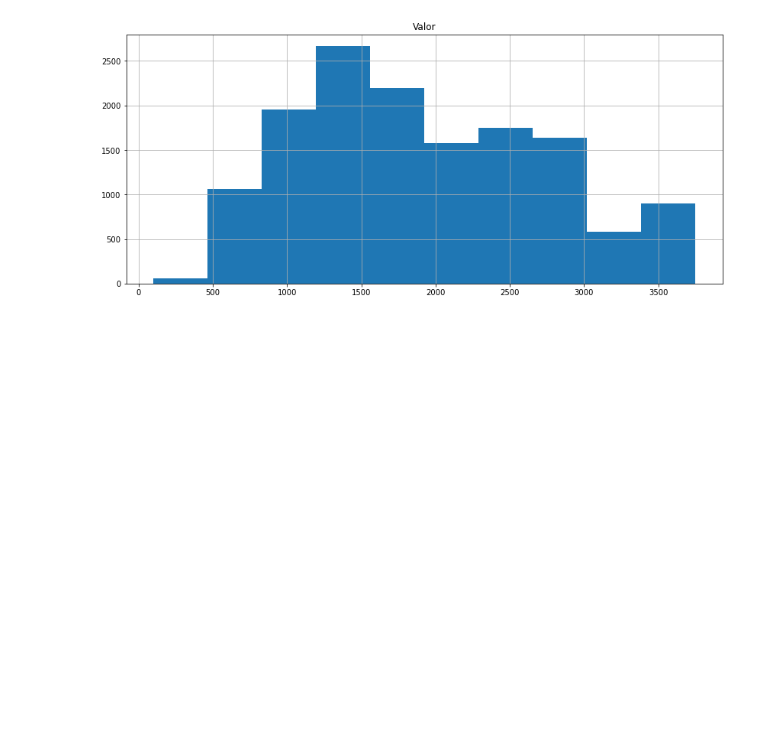
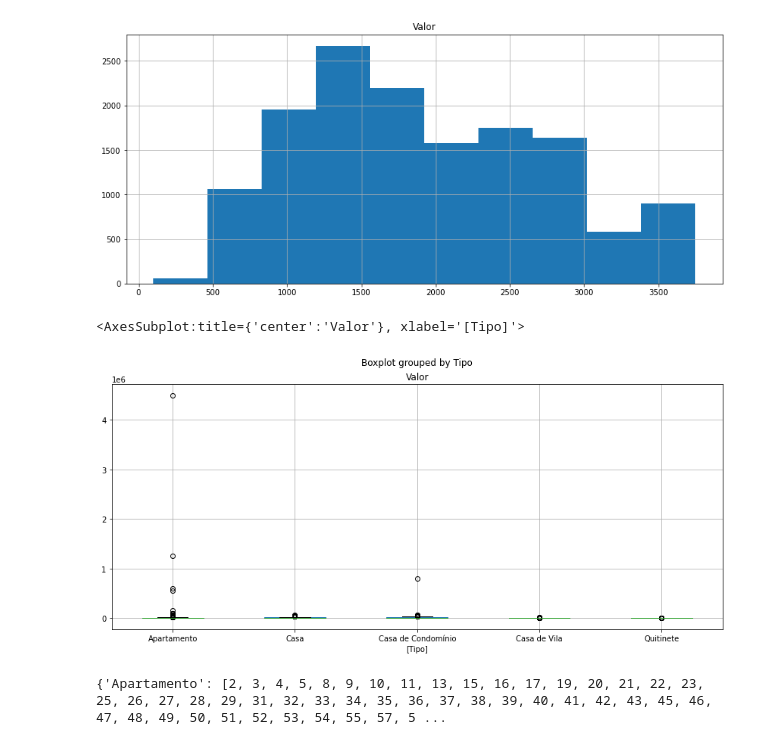
Before and after one commit to jpablolima/mineracao_de_dados, a Jupyter notebook: removendo_outliers.ipynb, the cells around one changed output. Cells and saved outputs as stored; diff of their text form; code cells hidden in the pictures; blank space fills up the shorter version.

Commit message:
visualização com boxplot

```diff
--- a/removendo_outliers.ipynb
+++ b/removendo_outliers.ipynb
@@ -42,3 +42,8 @@ dados_new.hist(['Valor'])
 array([[<AxesSubplot:title={'center':'Valor'}>]], dtype=object)
 [figure]
 [figure]
+# %%
+dados.boxplot(['Valor'], by = ['Tipo'])
+# %% [output]
+<AxesSubplot:title={'center':'Valor'}, xlabel='[Tipo]'>
+[figure, added]
@@ -44,0 +52,4 @@ array([[<AxesSubplot:title={'center':'Valor'}>]], dtype=object)
+# %%
+grupo_tipo.groups
+# %% [output]
+{'Apartamento': [2, 3, 4, 5, 8, 9, 10, 11, 13, 15, 16, 17, 19, 20, 21, 22, 23, 25, 26, 27, 28, 29, 31, 32, 33, 34, 35, 36, 37, 38, 39, 40, 41, 42, 43, 45, 46, 47, 48, 49, 50, 51, 52, 53, 54, 55, 57, 5 ...
```
Also changed, not shown: parts of 7 cells of this notebook.
